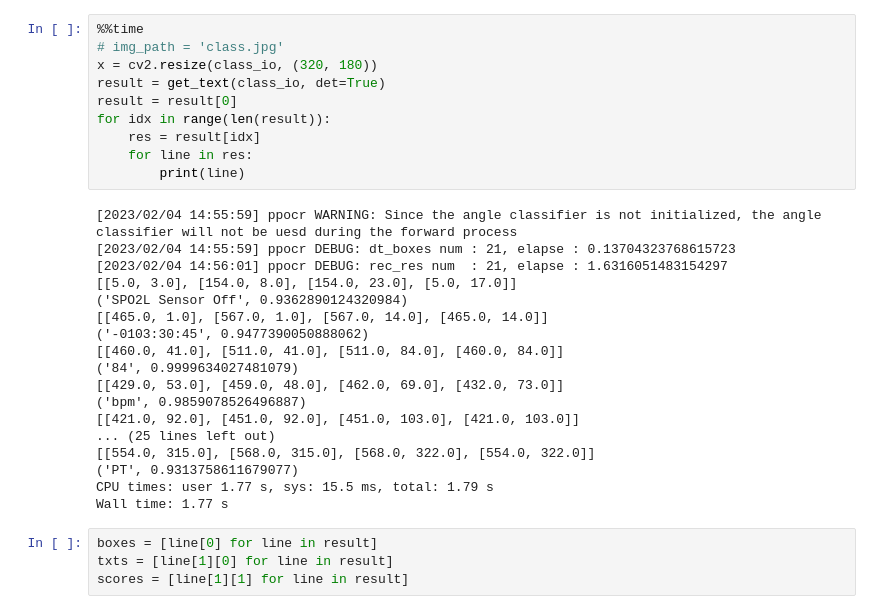
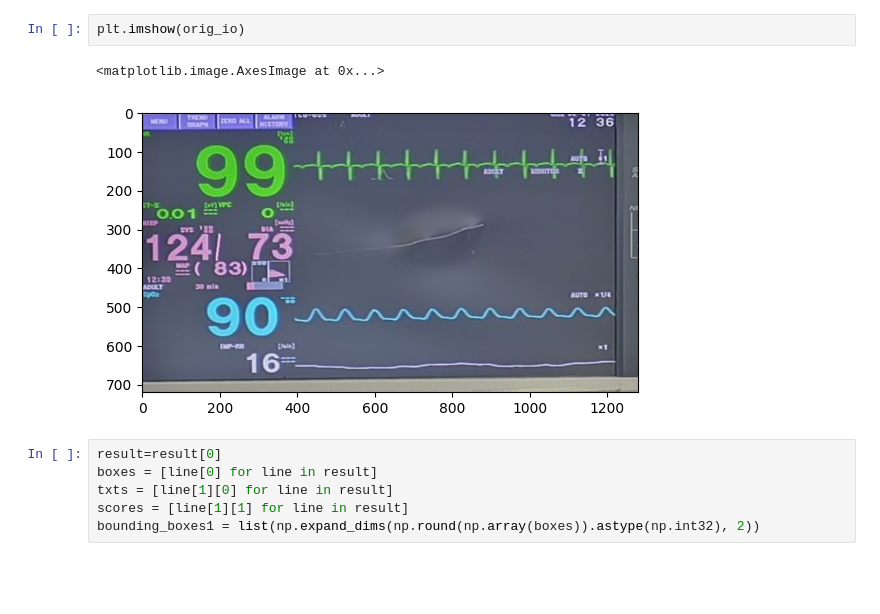
Before and after one commit to COPS-IITBHU/Vital-Extraction-Challenge, a Jupyter notebook: main.ipynb, the cells around one changed output. Drawn from its saved outputs; the diff is of its cells as text; blank space fills up the shorter version.

```diff
--- a/main.ipynb
+++ b/main.ipynb
@@ -125,32 +184,11 @@ plt.imshow(class_io)
-# %%
-%%time
-# img_path = 'class.jpg'
-x = cv2.resize(class_io, (320, 180))
-result = get_text(class_io, det=True)
-result = result[0]
-for idx in range(len(result)):
-    res = result[idx]
-    for line in res:
-        print(line)
-# %% [output]
-[2023/02/04 14:55:59] ppocr WARNING: Since the angle classifier is not initialized, the angle classifier will not be uesd during the forward process
-[2023/02/04 14:55:59] ppocr DEBUG: dt_boxes num : 21, elapse : 0.13704323768615723
-[2023/02/04 14:56:01] ppocr DEBUG: rec_res num  : 21, elapse : 1.6316051483154297
-[[5.0, 3.0], [154.0, 8.0], [154.0, 23.0], [5.0, 17.0]]
-('SPO2L Sensor Off', 0.9362890124320984)
-[[465.0, 1.0], [567.0, 1.0], [567.0, 14.0], [465.0, 14.0]]
-('-0103:30:45', 0.9477390050888062)
-[[460.0, 41.0], [511.0, 41.0], [511.0, 84.0], [460.0, 84.0]]
-('84', 0.9999634027481079)
-[[429.0, 53.0], [459.0, 48.0], [462.0, 69.0], [432.0, 73.0]]
-('bpm', 0.9859078526496887)
-[[421.0, 92.0], [451.0, 92.0], [451.0, 103.0], [421.0, 103.0]]
-... (25 lines left out)
-[[554.0, 315.0], [568.0, 315.0], [568.0, 322.0], [554.0, 322.0]]
-('PT', 0.9313758611679077)
-CPU times: user 1.77 s, sys: 15.5 ms, total: 1.79 s
-Wall time: 1.77 s
+# %%
+plt.imshow(orig_io)
+# %% [output]
+<matplotlib.image.AxesImage at 0x...>
+[figure, added]
 # %%
+result=result[0]
 boxes = [line[0] for line in result]
 txts = [line[1][0] for line in result]
 scores = [line[1][1] for line in result]
+bounding_boxes1 = list(np.expand_dims(np.round(np.array(boxes)).astype(np.int32), 2))
```
Also changed, not shown: parts of 20 cells of this notebook, 4 other files.
